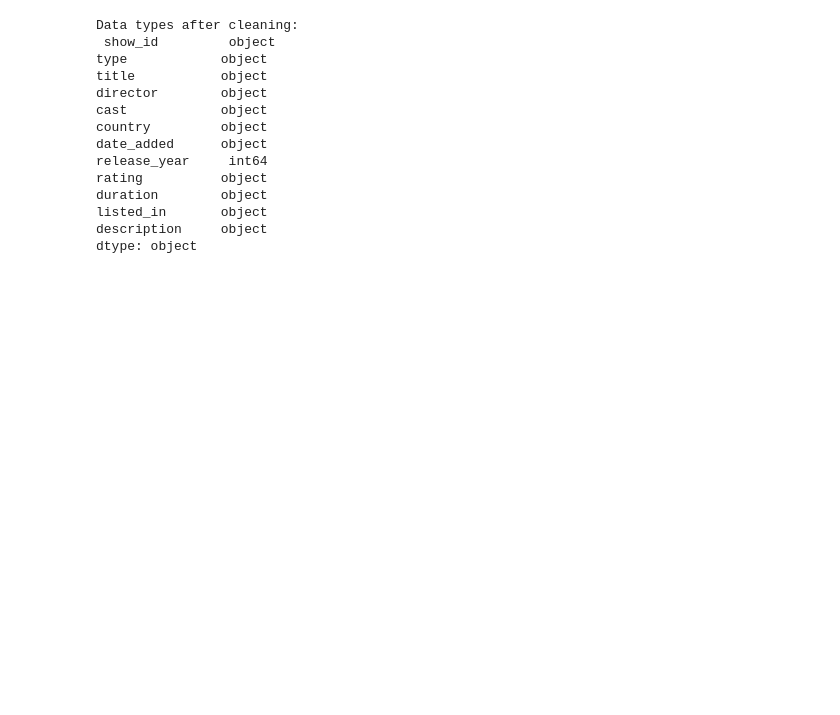
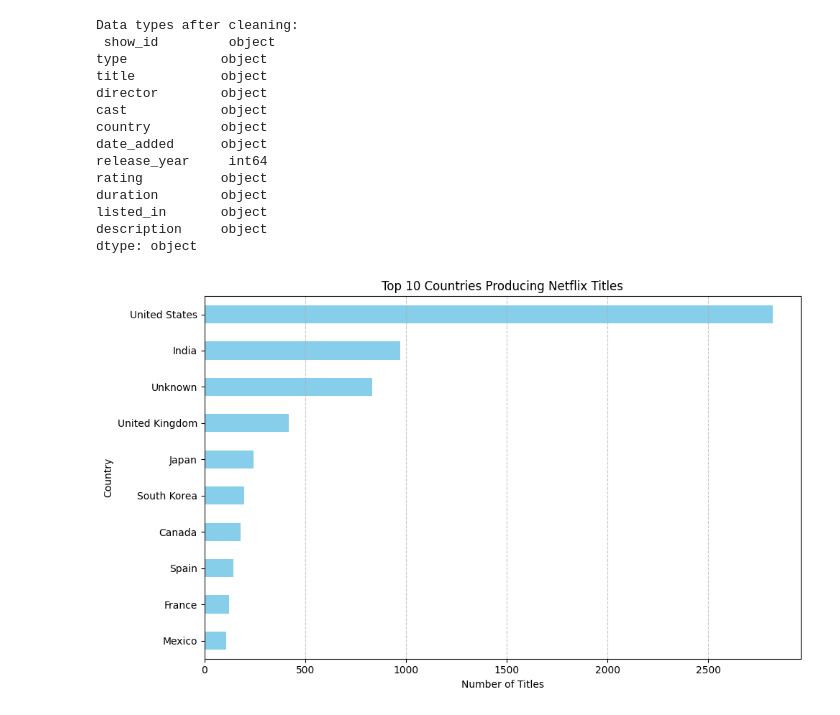
Before and after one commit to Sindhujashree-17/EL_TASK_1, a Jupyter notebook: task1.ipynb, the cells around one changed output. Cells and saved outputs as stored; diff of their text form; code cells hidden in the pictures; blank space fills up the shorter version.

```diff
--- a/task1.ipynb
+++ b/task1.ipynb
@@ -205,3 +233,21 @@ duration        object
 listed_in       object
 description     object
 dtype: object
+# %%
+import matplotlib.pyplot as plt
+
+# Count the occurrences of each country and get the top 10
+country_counts = df['country'].value_counts().nlargest(10)
+
+# Plot the horizontal bar chart
+plt.figure(figsize=(10, 6))
+country_counts.plot(kind='barh', color='skyblue')
+plt.title('Top 10 Countries Producing Netflix Titles')
+plt.xlabel('Number of Titles')
+plt.ylabel('Country')
+plt.gca().invert_yaxis()  # Show highest values at the top
+plt.grid(axis='x', linestyle='--', alpha=0.7)
+plt.tight_layout()
+plt.show()
+# %% [output]
+[figure, added]
```
Also changed, not shown: parts of 2 cells of this notebook.
